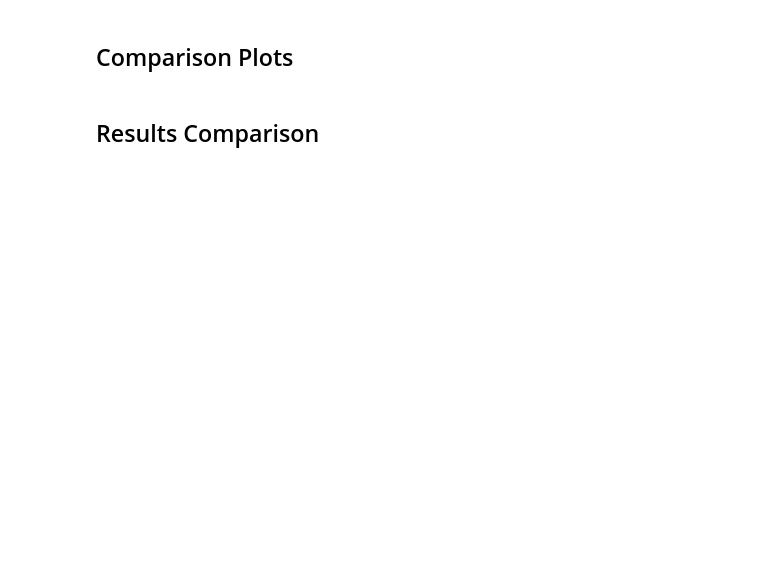
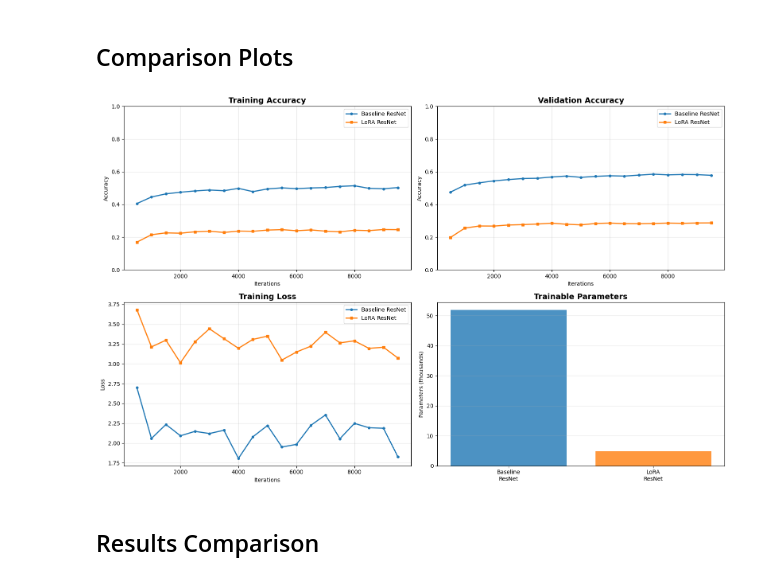
Before and after one commit to ThomasYe43/ml_lora_project, a Jupyter notebook: main.ipynb, the cells around one changed output. Saved outputs shown, nothing was run; the diff lists cells and outputs as text; code cells hidden in the pictures; blank space fills up the shorter version.

```diff
--- a/main.ipynb
+++ b/main.ipynb
@@ -65,11 +83,10 @@ Hyperparameters:
 # %%
 # CIFAR-100 Experiment
 # %%
-# Load CIFAR-100 with separate train, validation, and test sets
-train_loader_cifar, val_loader_cifar, test_loader_cifar = get_cifar100_dataloaders(batch_size=BATCH_SIZE)
-
+# Load CIFAR-100/food101 with separate train, validation, and test sets
+train_loader, val_loader, test_loader = get_food101dataloaders(batch_size=BATCH_SIZE)
 print(f"\nData loaders created successfully!")
-print(f"Training batches: {len(train_loader_cifar)}")
-print(f"Validation batches: {len(val_loader_cifar)}")
-print(f"Test batches: {len(test_loader_cifar)}")
+print(f"Training batches: {len(train_loader)}")
+print(f"Validation batches: {len(val_loader)}")
+print(f"Test batches: {len(test_loader)}")
 # %% [output]
@@ -89,6 +106,13 @@ Test batches: 27
 print("="*80)
 print("TRAINING BASELINE RESNET MODEL")
 print("="*80)
+
+BATCH_SIZE = 256
+LEARNING_RATE = 0.001
+NUM_EPOCHS = 10
+OPTIMIZER = "AdamW"
+LORA_R = 8
+LORA_ALPHA = 16
 
 # Clear GPU memory aggressively
 if torch.cuda.is_available():
@@ -96,23 +120,22 @@ if torch.cuda.is_available():
     torch.cuda.ipc_collect()
 gc.collect()
 
-baseline_model = Trained_Resnet34(num_classes=100)
+baseline_model = Trained_Resnet34(num_classes=101)
 
 baseline_metrics = train_model(
     baseline_model,
-    train_loader_cifar,
-    val_loader_cifar,
+    train_loader,
+    val_loader,
     optimizer_name=OPTIMIZER,
     batch_size=BATCH_SIZE,
     learning_rate=LEARNING_RATE,
     num_epochs=NUM_EPOCHS,
-    model_save_path="baseline_best.pth",
     plot=False
 )
 
 # Test accuracy
 device = torch.device("cuda" if torch.cuda.is_available() else "cpu")
-baseline_test_acc = accuracy(baseline_model, test_loader_cifar, device)
+baseline_test_acc = accuracy(baseline_model, test_loader, device)
 baseline_metrics['test_acc'] = baseline_test_acc
 print(f"\nBaseline Test Accuracy: {baseline_test_acc:.4f}")
 # %% [output]
@@ -143,6 +231,13 @@ Original Traceback (most recent call last):
 print("="*80)
 print("TRAINING LORA RESNET MODEL")
 print("="*80)
+
+BATCH_SIZE = 256
+LEARNING_RATE = 0.001
+NUM_EPOCHS = 10
+OPTIMIZER = "AdamW"
+LORA_R = 8
+LORA_ALPHA = 16
 
 # Clear GPU memory (keeping baseline model for comparison)
 if torch.cuda.is_available():
@@ -152,12 +247,12 @@ gc.collect()
 
 print(f"GPU Memory after cleanup: {torch.cuda.memory_allocated(0)/1024**3:.2f} GB allocated")
 
-lora_model = LoRAResnet34(num_classes=100, lora_r=LORA_R, lora_alpha=LORA_ALPHA)
+lora_model = LoRAResnet34(num_classes=101, lora_r=LORA_R, lora_alpha=LORA_ALPHA)
 
 lora_metrics = train_model(
     lora_model,
-    train_loader_cifar,
-    val_loader_cifar,
+    train_loader,
+    val_loader,
     optimizer_name=OPTIMIZER,
     batch_size=BATCH_SIZE,
     learning_rate=LEARNING_RATE,
@@ -167,6 +262,7 @@ lora_metrics = train_model(
 )
 
 # Test accuracy
-lora_test_acc = accuracy(lora_model, test_loader_cifar, device)
+device = torch.device("cuda" if torch.cuda.is_available() else "cpu")
+lora_test_acc = accuracy(lora_model, test_loader, device)
 lora_metrics['test_acc'] = lora_test_acc
 print(f"\nLoRA Test Accuracy: {lora_test_acc:.4f}")
@@ -186,39 +375,43 @@ axes[0, 0].set_xlabel('Iterations')
 axes[0, 0].set_ylabel('Accuracy')
 axes[0, 0].legend()
 axes[0, 0].grid(True, alpha=0.3)
+axes[0, 0].set_ylim(0, 1.0)
 
 # Validation Accuracy
 axes[0, 1].plot(baseline_metrics['iters'], baseline_metrics['val_acc'],
                 label='Baseline ResNet', marker='o', markersize=4, linewidth=2)
 axes[0, 1].plot(lora_metrics['iters'], lora_metrics['val_acc'],
                 label='LoRA ResNet', marker='s', markersize=4, linewidth=2)
 axes[0, 1].set_title('Validation Accuracy', fontsize=14, fontweight='bold')
 axes[0, 1].set_xlabel('Iterations')
 axes[0, 1].set_ylabel('Accuracy')
 axes[0, 1].legend()
 axes[0, 1].grid(True, alpha=0.3)
+axes[0, 1].set_ylim(0, 1.0)
 
 # Training Loss
 axes[1, 0].plot(baseline_metrics['iters'], baseline_metrics['train_loss'],
                 label='Baseline ResNet', marker='o', markersize=4, linewidth=2)
 axes[1, 0].plot(lora_metrics['iters'], lora_metrics['train_loss'],
                 label='LoRA ResNet', marker='s', markersize=4, linewidth=2)
 axes[1, 0].set_title('Training Loss', fontsize=14, fontweight='bold')
 axes[1, 0].set_xlabel('Iterations')
 axes[1, 0].set_ylabel('Loss')
 axes[1, 0].legend()
 axes[1, 0].grid(True, alpha=0.3)
 
 # Trainable Parameters Comparison
 models = ['Baseline\nResNet', 'LoRA\nResNet']
 params = [baseline_metrics['trainable_params']/1000, lora_metrics['trainable_params']/1000]
 axes[1, 1].bar(models, params, alpha=0.8, color=['#1f77b4', '#ff7f0e'])
 axes[1, 1].set_title('Trainable Parameters', fontsize=14, fontweight='bold')
 axes[1, 1].set_ylabel('Parameters (thousands)')
 axes[1, 1].grid(True, alpha=0.3, axis='y')
 
 plt.tight_layout()
 plt.show()
+# %% [output]
+[figure, added]
 # %% [markdown]
 ## Results Comparison
 # %%
```
Also changed, not shown: parts of 13 cells of this notebook, 5 other files.
